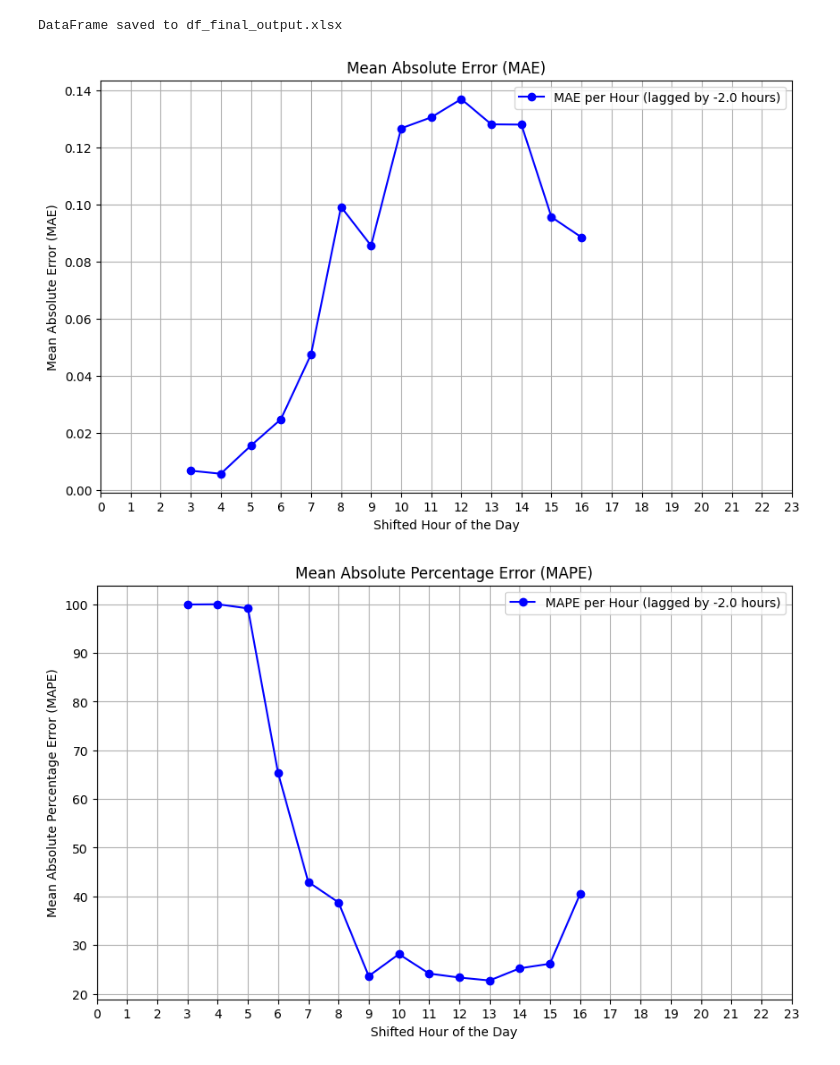
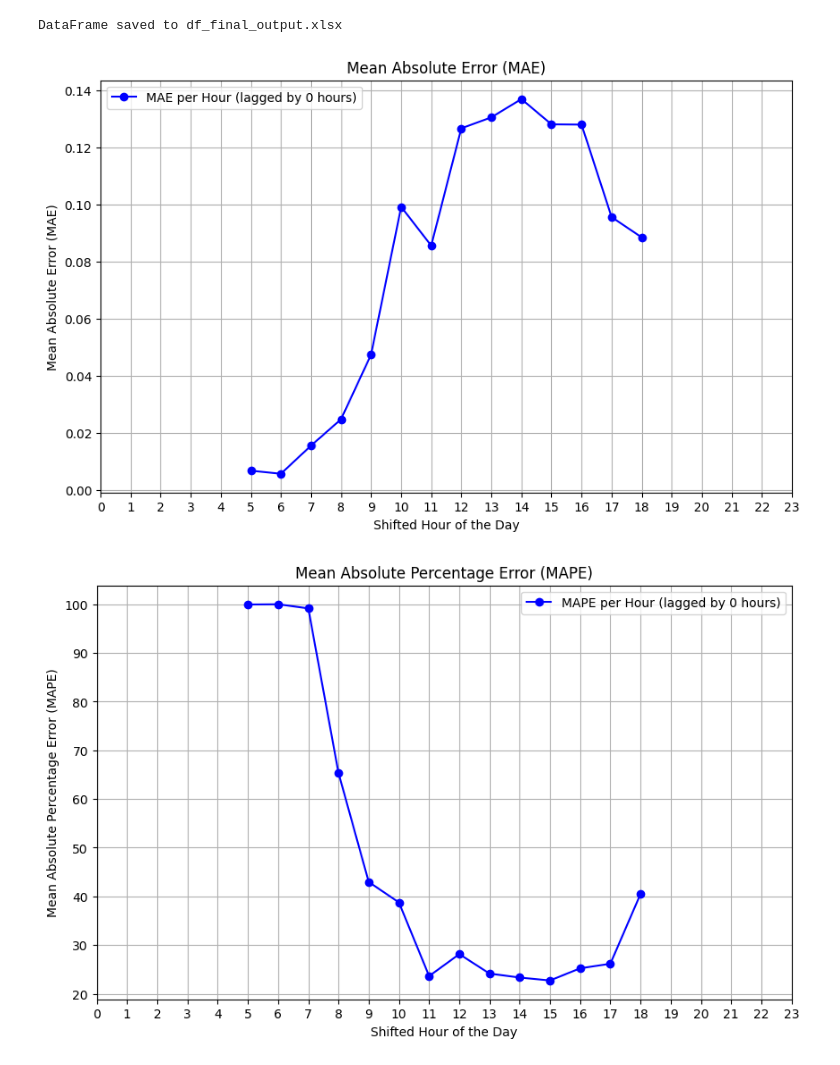
Before and after one commit to rodhervan/GOES_Files, a Jupyter notebook: cnn_B02_cos_sin 2H_Inference.ipynb, the cells around one changed output. Cells and saved outputs as stored; diff of their text form; code cells hidden in the pictures.

```diff
--- a/cnn_B02_cos_sin 2H_Inference.ipynb
+++ b/cnn_B02_cos_sin 2H_Inference.ipynb
@@ -72,11 +72,12 @@ def make_rgb_images(image_group, target_size=(40, 40)):
 # %% [markdown]
 Make sure to adjust the path to the correct test data folder (should be a different folder than the one from training)
 # %%
-direccion = 'D:/Downloads/comprimidos/'
-carpeta_imagenes = 'Test_months'
+# direccion = 'D:/Downloads/comprimidos/'
+# carpeta_imagenes = 'Test_months'
+# carpeta_resultados = 'carpeta_resultados_test'
+# image_folder = os.path.join(direccion, carpeta_imagenes)
 
-carpeta_resultados = 'carpeta_resultados_test'
-image_folder = os.path.join(direccion, carpeta_imagenes)
+image_folder = 'content/comprimidos/Test_files'
 image_files = sorted([os.path.join(image_folder, i) for i in os.listdir(image_folder) if i.endswith('.nc')])
 # %%
 # Store the filtered image paths and their timestamps
@@ -137,7 +138,8 @@ lista_de_fechas = [entry['Datetime'] for entry in imagenes_filtradas_rgb.values(
 Número total de archivos de imagen filtrados: 847
 # %%
 # Load and process the data
-df = pd.read_csv('Datos_completos_comma.csv')
+path_to_csv = 'content/Datos_completos_comma.csv'
+df = pd.read_csv(path_to_csv)
 df['t'] = pd.to_datetime(df['t'], utc=True)
 df.set_index('t', inplace=True)
 df.index = df.index - pd.DateOffset(hours=5)
@@ -353,28 +355,29 @@ print(f"DataFrame saved to {excel_filename}")
 DataFrame saved to df_final_output.xlsx
 # %%
 n = -t_lag/60
+n = 0
 # Step 1: Extract the hour from the 'Original Time' column
 df_final['Hour'] = pd.to_datetime(df_final['Original Time']).dt.hour
 
 # Step 2: Group by 'Hour' and calculate MAE for each hour
 mae_per_hour = df_final.groupby('Hour').apply(lambda x: mean_absolute_error(x['y Test'], x['Predictions']), include_groups=False)
 
 # # Step 3: Shift the hours by the lagged amount 'n'
 shifted_hours = (mae_per_hour.index + n) % 24  # Shift and handle 24-hour wrap around
 mae_per_hour.index = shifted_hours  # Update the index with shifted hours
 
 # Step 4: Plot the shifted MAE for each hour of the day
 plt.figure(figsize=(10, 6))
 plt.plot(mae_per_hour.index, mae_per_hour, marker='o', linestyle='-', color='b', label=f'MAE per Hour (lagged by {n} hours)')
 plt.xlabel('Shifted Hour of the Day')
 plt.ylabel('Mean Absolute Error (MAE)')
 plt.title(f'Mean Absolute Error (MAE)')
 plt.grid(True)
 plt.xticks(range(0, 24))  # Ensure all hours are shown on the x-axis
 plt.legend()
 plt.show()
 # %% [output]
-[figure, old version]
+[figure, new version]
 # %%
 # Custom function to calculate MAPE with capping at 100%
 def capped_mape(y_true, y_pred):
@@ -383,6 +386,7 @@ def capped_mape(y_true, y_pred):
     return np.mean(percentage_errors)
 
 n = -t_lag / 60  # Shift in hours
+n = 0
 # Step 1: Extract the hour from the 'Original Time' column
 df_final['Hour'] = pd.to_datetime(df_final['Original Time']).dt.hour
 
@@ -404,4 +408,4 @@ plt.xticks(range(0, 24))  # Ensure all hours are shown on the x-axis
 plt.legend()
 plt.show()
 # %% [output]
-[figure, old version]
+[figure, new version]
```
Also changed, not shown: parts of 2 cells of this notebook, 1 other file.
